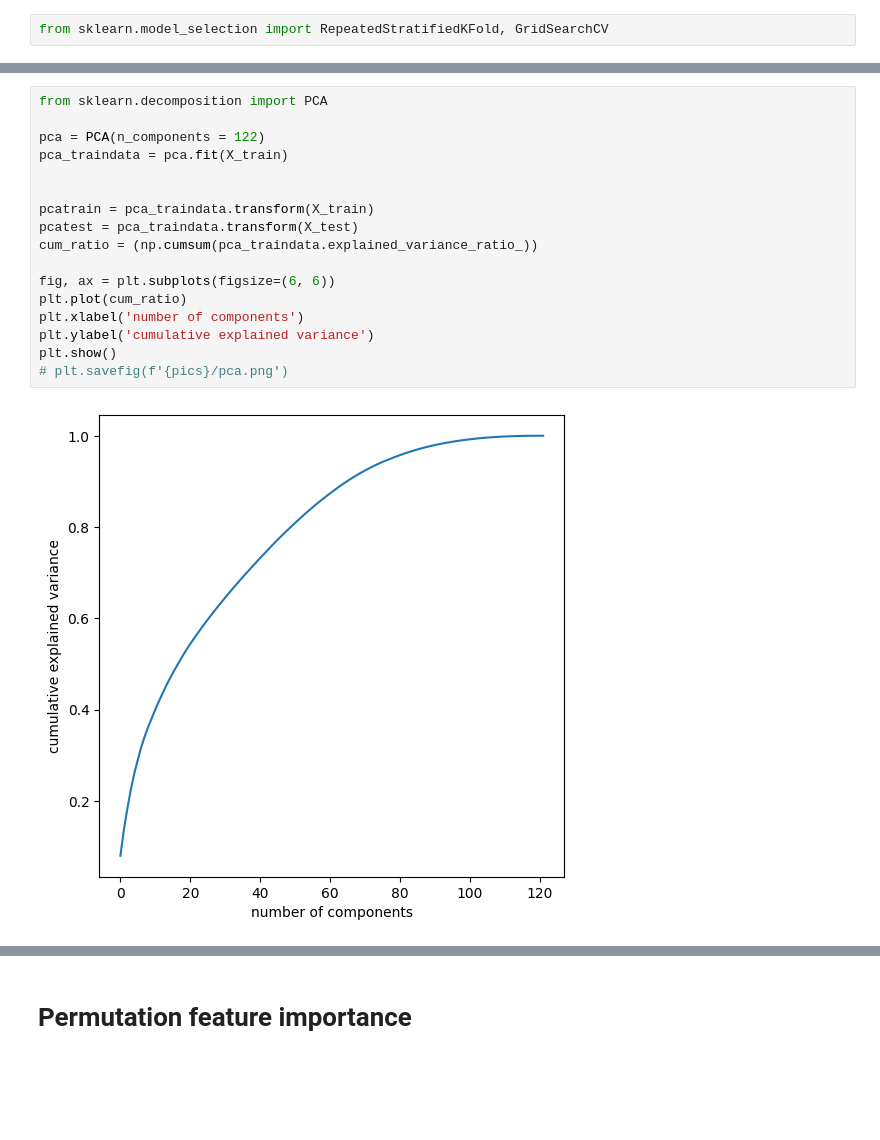
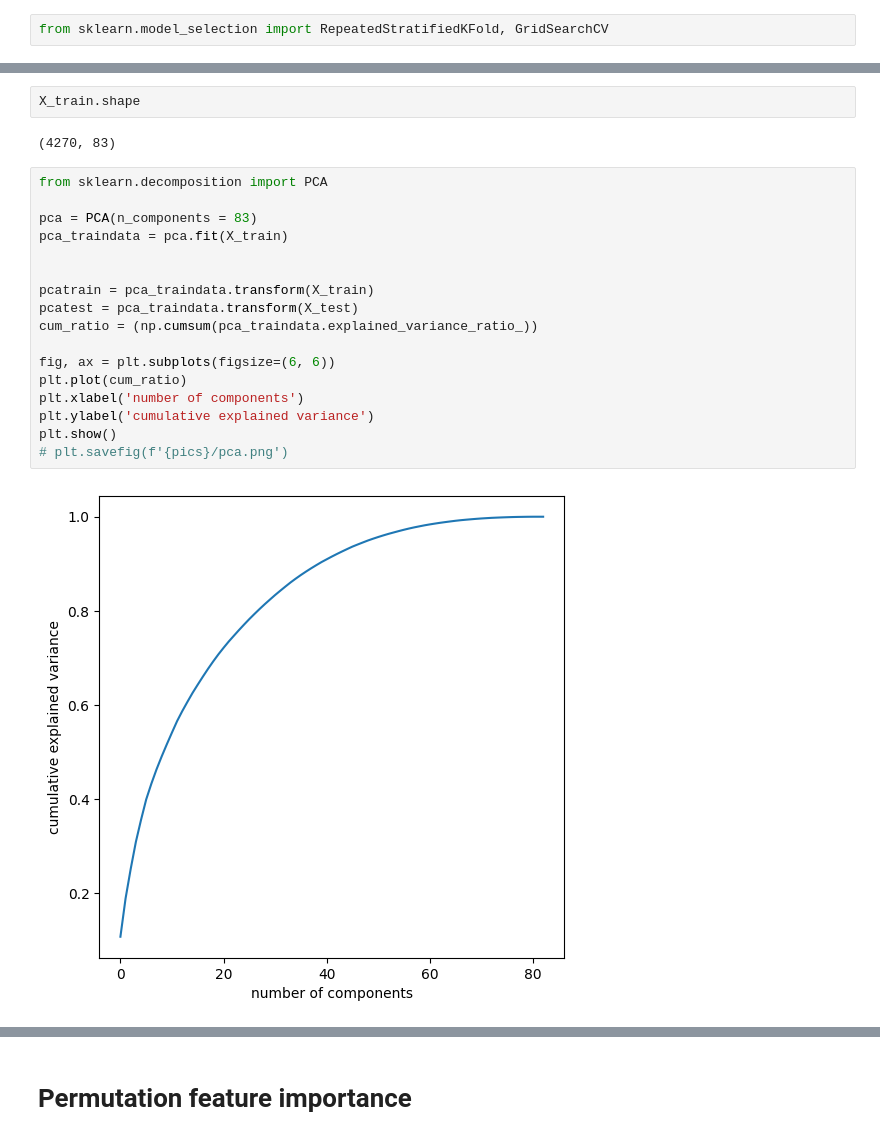
Before and after one commit to Protolaw/a2a_binary_classifier, a Jupyter notebook: svm.ipynb, the cells around one changed output, grey strips where cells are left out. Saved outputs shown, nothing was run; the diff lists cells and outputs as text; blank space fills up the shorter version.

```diff
--- a/svm.ipynb
+++ b/svm.ipynb
@@ -157,20 +143,24 @@ plt.savefig(f'{pics}/clf_dtree_balanced.png')
+# %%
+X_train.shape
+# %% [output]
+(4270, 83)
 # %%
 from sklearn.decomposition import PCA
 
-pca = PCA(n_components = 122)
+pca = PCA(n_components = 83)
 pca_traindata = pca.fit(X_train)
 
 
 pcatrain = pca_traindata.transform(X_train)
 pcatest = pca_traindata.transform(X_test)
 cum_ratio = (np.cumsum(pca_traindata.explained_variance_ratio_))
 
 fig, ax = plt.subplots(figsize=(6, 6))
 plt.plot(cum_ratio)
 plt.xlabel('number of components')
 plt.ylabel('cumulative explained variance')
 plt.show()
 # plt.savefig(f'{pics}/pca.png')
 # %% [output]
-[figure, old version]
+[figure, new version]
 # %%
```
Also changed, not shown: parts of 12 cells of this notebook.
